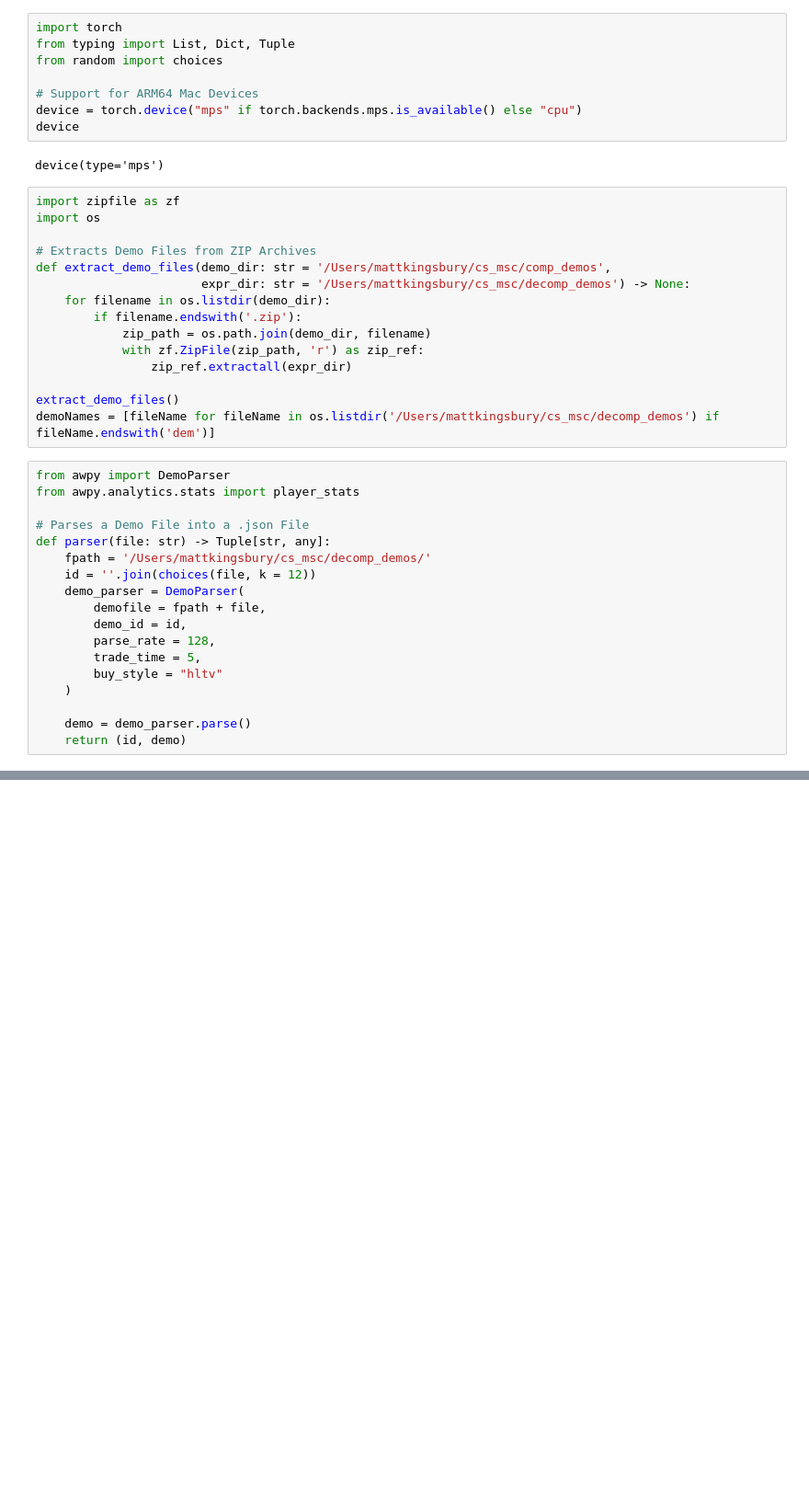
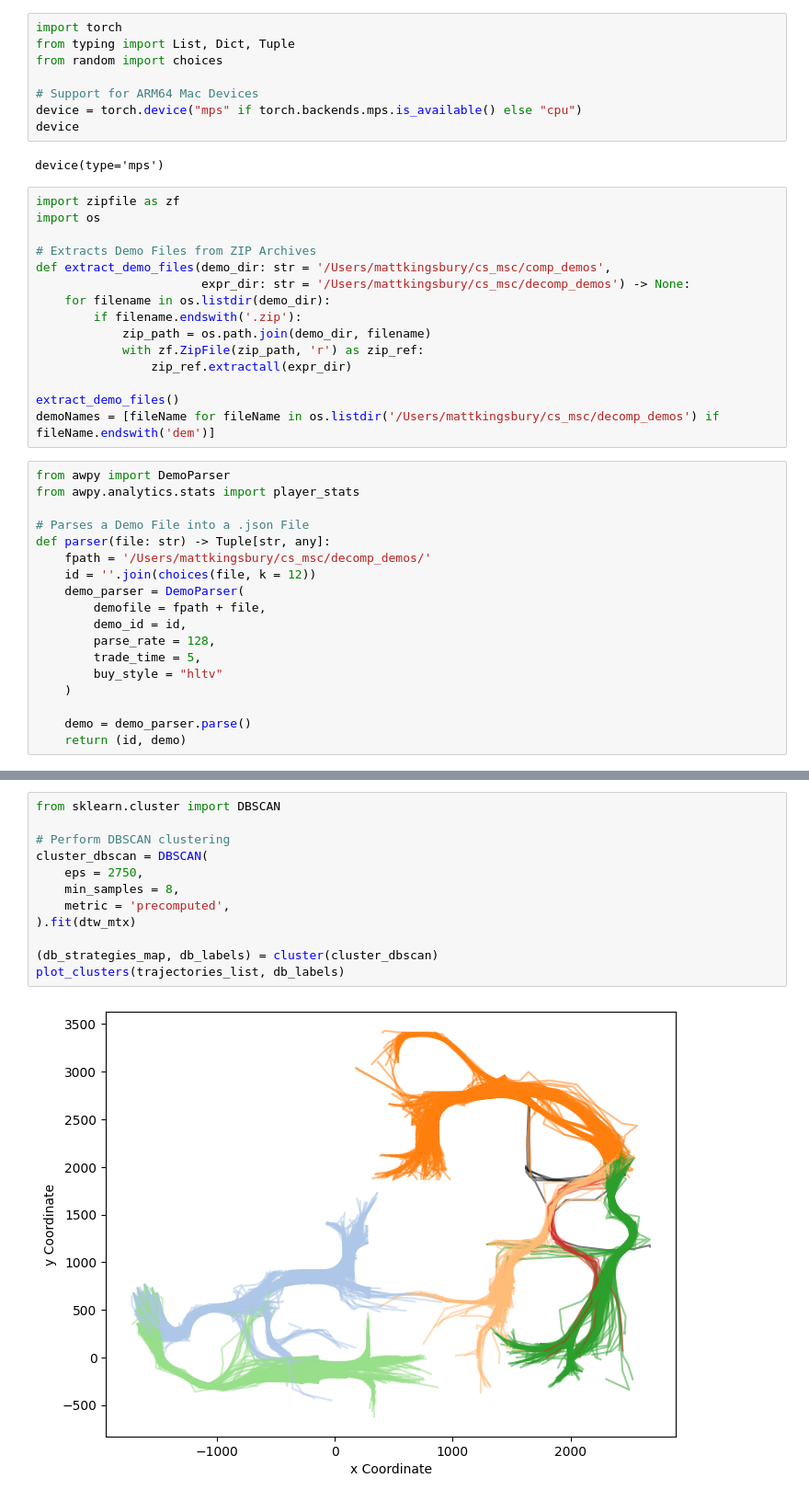
Before and after one commit to MJKingsbury/csA, a Jupyter notebook: src/main.ipynb, the cells around one changed output, grey strips where cells are left out. Shown: that part at 92% size. Cells and saved outputs as stored; diff of their text form; blank space fills up the shorter version.

```diff
--- a/src/main.ipynb
+++ b/src/main.ipynb
@@ -288,0 +264,14 @@ plot_clusters(trajectories_list, labels)
+# %%
+from sklearn.cluster import DBSCAN
+
+# Perform DBSCAN clustering
+cluster_dbscan = DBSCAN(
+    eps = 2750,
+    min_samples = 8,
+    metric = 'precomputed',
+).fit(dtw_mtx)
+
+(db_strategies_map, db_labels) = cluster(cluster_dbscan)
+plot_clusters(trajectories_list, db_labels)
+# %% [output]
+[figure, added]
```
Also changed, not shown: parts of 19 cells of this notebook, 1 other file.
